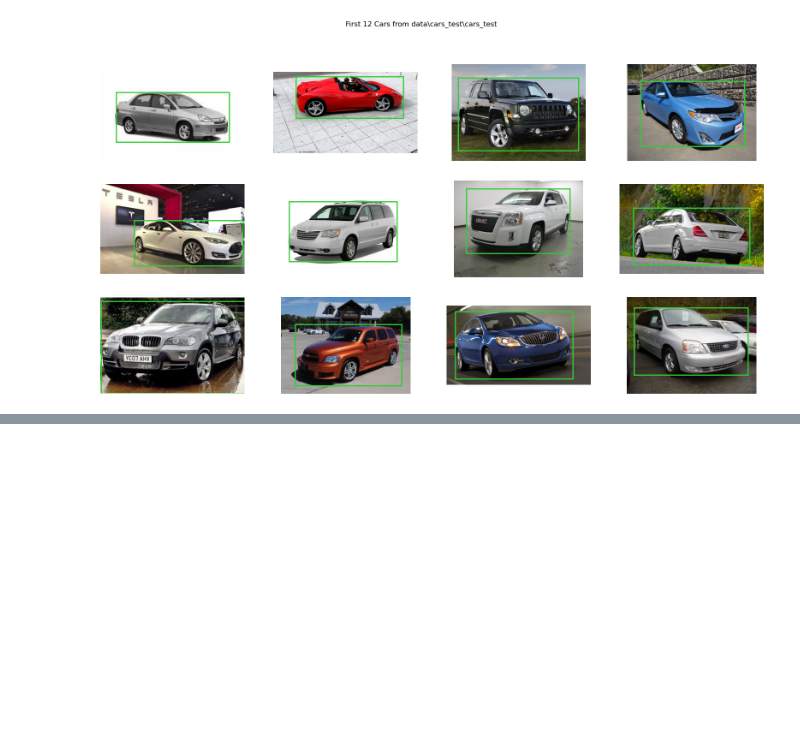
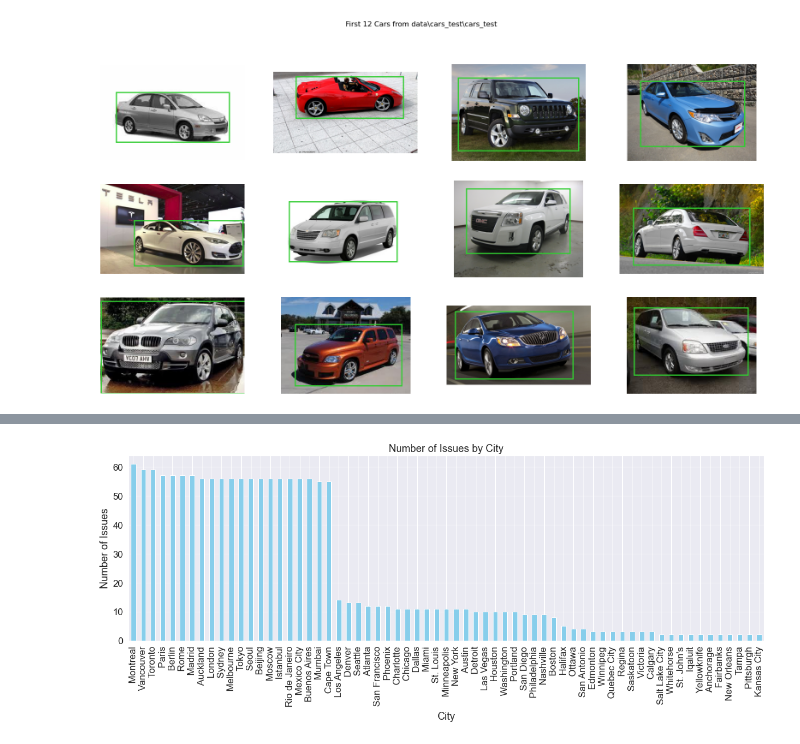
Before and after one commit to xXMUKULXx/WIL-project, a Jupyter notebook: Data Processing.ipynb, the cells around one changed output, grey strips where cells are left out. Cells and saved outputs as stored; diff of their text form; code cells hidden in the pictures; blank space fills up the shorter version.

```diff
--- a/Data Processing.ipynb
+++ b/Data Processing.ipynb
@@ -239,3 +278,6 @@ print_images(train_df, (3,4), cars_train)
 print_images(test_df, (3,4), cars_test)
 # %% [output]
 [figure]
+# %%
+df = pd.read_csv("./data/data.csv",header=0,parse_dates=["Timestamp"])
+# df.set_index("Timestamp", inplace=True)
@@ -241,0 +300,13 @@ print_images(test_df, (3,4), cars_test)
+# %%
+
+plt.figure(figsize=(20, 6))
+city_counts = df["City"].value_counts()
+city_counts.plot(kind="bar", color="skyblue")
+plt.title("Number of Issues by City")
+plt.xlabel("City")
+plt.ylabel("Number of Issues")
+
+# Show the plots
+plt.show()
+# %% [output]
+[figure, added]
```
Also changed, not shown: parts of 7 cells of this notebook.
